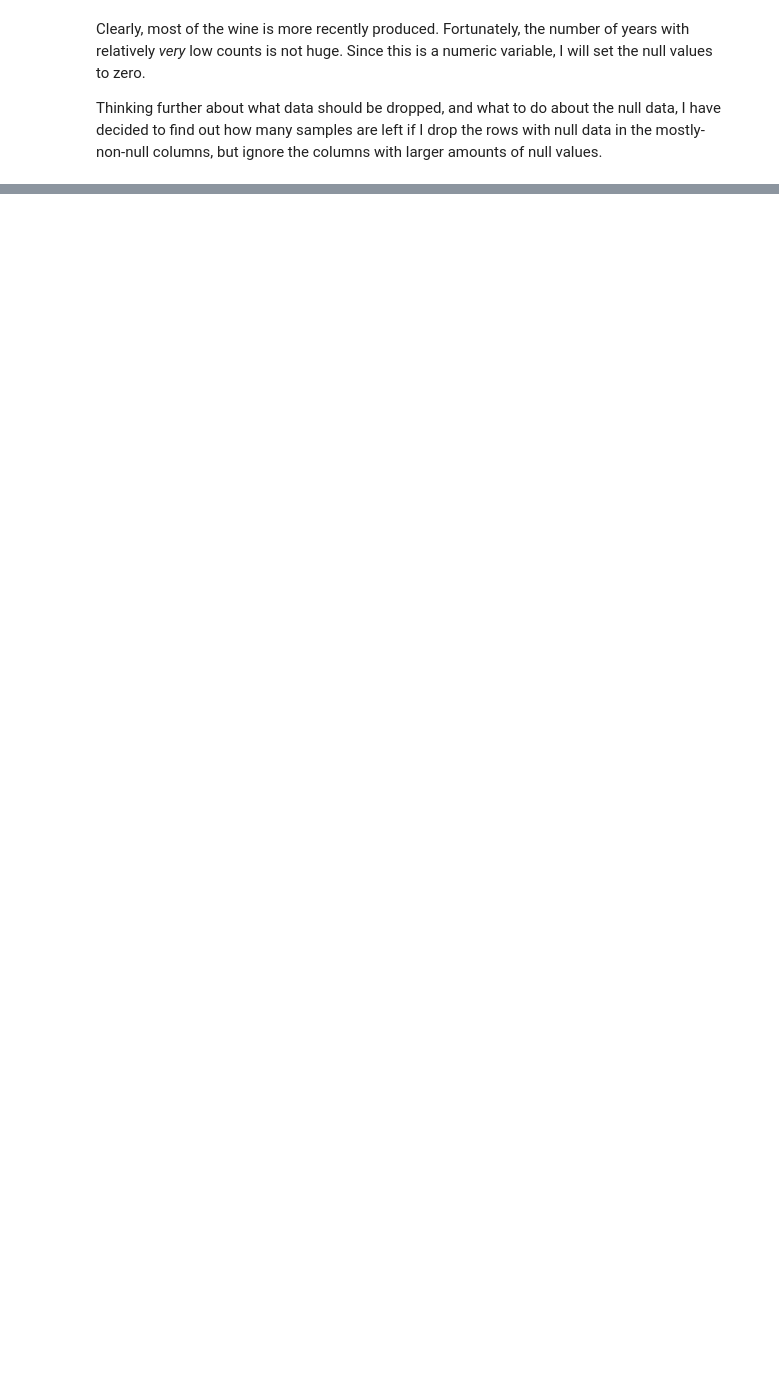
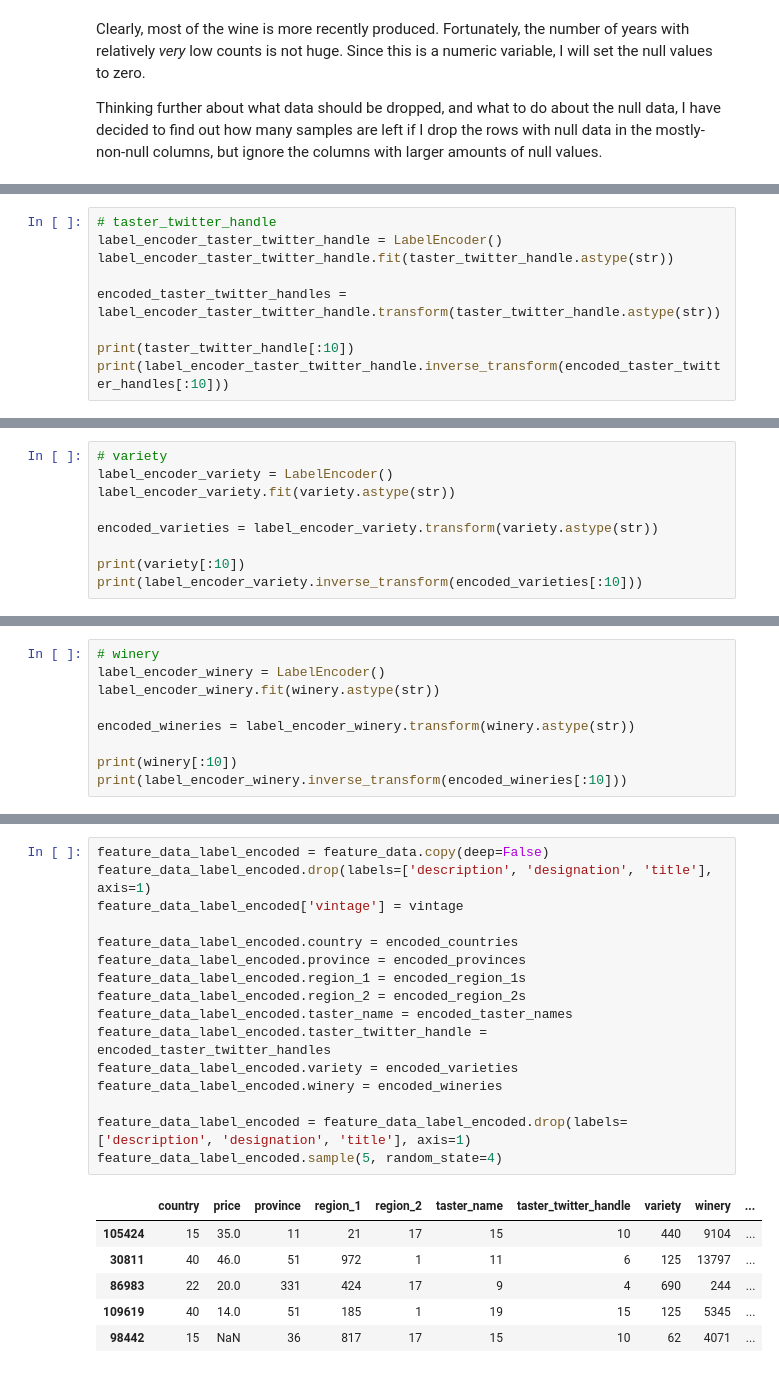
Before and after one commit to chorhatarahuduketuri/Wine-reviews, a Jupyter notebook: code/Wine Reviews EDA.ipynb, the cells around one changed output, grey strips where cells are left out. Drawn from its saved outputs; the diff is of its cells as text; blank space fills up the shorter version.

Commit message:
Encoding features in different ways
Ordinal label encoding completed, one hot encoding failed on winery due
to MemoryError which had no details.

```diff
--- a/code/Wine Reviews EDA.ipynb
+++ b/code/Wine Reviews EDA.ipynb
@@ -812,0 +1004,9 @@ type(fred)
+# %%
+# taster_twitter_handle
+label_encoder_taster_twitter_handle = LabelEncoder()
+label_encoder_taster_twitter_handle.fit(taster_twitter_handle.astype(str))
+
+encoded_taster_twitter_handles = label_encoder_taster_twitter_handle.transform(taster_twitter_handle.astype(str))
+
+print(taster_twitter_handle[:10])
+print(label_encoder_taster_twitter_handle.inverse_transform(encoded_taster_twitter_handles[:10]))
@@ -812,0 +1027,9 @@ type(fred)
+# %%
+# variety
+label_encoder_variety = LabelEncoder()
+label_encoder_variety.fit(variety.astype(str))
+
+encoded_varieties = label_encoder_variety.transform(variety.astype(str))
+
+print(variety[:10])
+print(label_encoder_variety.inverse_transform(encoded_varieties[:10]))
@@ -812,0 +1051,9 @@ type(fred)
+# %%
+# winery
+label_encoder_winery = LabelEncoder()
+label_encoder_winery.fit(winery.astype(str))
+
+encoded_wineries = label_encoder_winery.transform(winery.astype(str))
+
+print(winery[:10])
+print(label_encoder_winery.inverse_transform(encoded_wineries[:10]))
@@ -812,0 +1074,23 @@ type(fred)
+# %%
+feature_data_label_encoded = feature_data.copy(deep=False)
+feature_data_label_encoded.drop(labels=['description', 'designation', 'title'], axis=1)
+feature_data_label_encoded['vintage'] = vintage
+
+feature_data_label_encoded.country = encoded_countries
+feature_data_label_encoded.province = encoded_provinces
+feature_data_label_encoded.region_1 = encoded_region_1s
+feature_data_label_encoded.region_2 = encoded_region_2s
+feature_data_label_encoded.taster_name = encoded_taster_names
+feature_data_label_encoded.taster_twitter_handle = encoded_taster_twitter_handles
+feature_data_label_encoded.variety = encoded_varieties
+feature_data_label_encoded.winery = encoded_wineries
+
+feature_data_label_encoded = feature_data_label_encoded.drop(labels=['description', 'designation', 'title'], axis=1)
+feature_data_label_encoded.sample(5, random_state=4)
+# %% [output]
+|  | country | price | province | region_1 | region_2 | taster_name | taster_twitter_handle | variety | winery | ... |
+| 105424 | 15 | 35.0 | 11 | 21 | 17 | 15 | 10 | 440 | 9104 | ... |
+| 30811 | 40 | 46.0 | 51 | 972 | 1 | 11 | 6 | 125 | 13797 | ... |
+| 86983 | 22 | 20.0 | 331 | 424 | 17 | 9 | 4 | 690 | 244 | ... |
+| 109619 | 40 | 14.0 | 51 | 185 | 1 | 19 | 15 | 125 | 5345 | ... |
+| 98442 | 15 | NaN | 36 | 817 | 17 | 15 | 10 | 62 | 4071 | ... |
```
Also changed, not shown: parts of 41 cells of this notebook.
